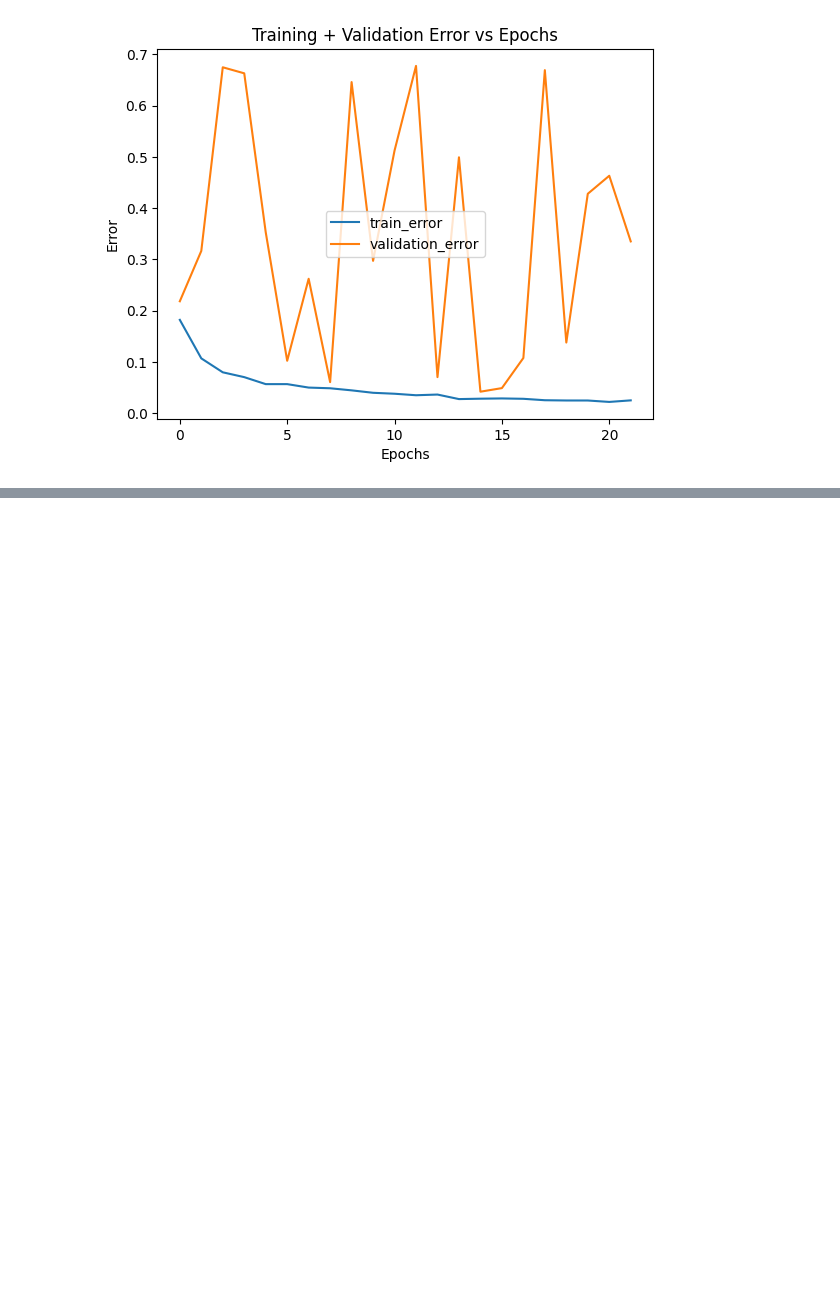
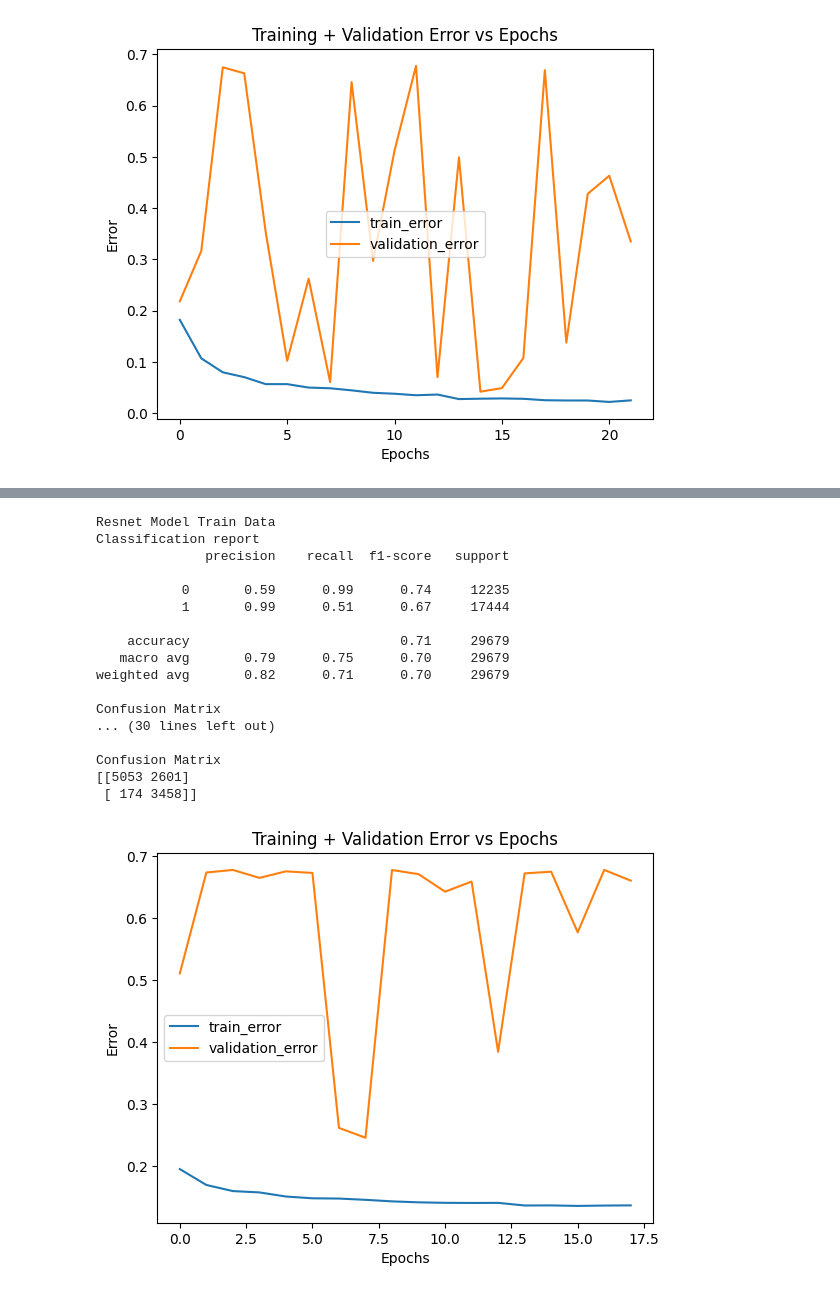
Before and after one commit to surbhikhatri/cnn-identify-frost-in-Martian-HiRISE-images, a Jupyter notebook: project-final.ipynb, the cells around one changed output, grey strips where cells are left out. Drawn from its saved outputs; the diff is of its cells as text; code cells hidden in the pictures; blank space fills up the shorter version.

```diff
--- a/project-final.ipynb
+++ b/project-final.ipynb
@@ -334,0 +434,18 @@ Confusion Matrix
+# %%
+resnet_model = Sequential()
+
+pretrained_model = tf.keras.applications.ResNet50(include_top=False,
+                   input_shape=(299,299,3),
+                   pooling='avg',classes=2,
+                   weights='imagenet')
+
+for layer in pretrained_model.layers:
+    layer.trainable=False
+
+resnet_model.add(pretrained_model)
+resnet_model.add(Flatten())
+resnet_model.add(Dense(256, activation='relu'))
+resnet_model.add(BatchNormalization())
+resnet_model.add(Dropout(0.3))
+resnet_model.add(Dense(2, activation='softmax'))
+resnet_model.compile(optimizer=Adam(learning_rate=0.01), loss='sparse_categorical_crossentropy', metrics=['accuracy'])
@@ -334,0 +472,4 @@ Confusion Matrix
+# %%
+early_stopping = EarlyStopping(monitor='val_loss', patience=10, restore_best_weights=True)
+
+history2 = resnet_model.fit(tf_dataset_train, validation_data=tf_dataset_val, epochs=20, callbacks=[early_stopping])
@@ -334,0 +494,25 @@ Confusion Matrix
+# %%
+evaluate_accuracy(resnet_model, tf_dataset_train, "Resnet Model Train Data", False)
+evaluate_accuracy(resnet_model, tf_dataset_test, "Resnet Model Test Data", True)
+evaluate_accuracy(resnet_model, tf_dataset_val, "Resnet Model Val Data", False)
+plot_figures(history2)
+count += 1
+# %% [output]
+Resnet Model Train Data
+Classification report
+              precision    recall  f1-score   support
+
+           0       0.59      0.99      0.74     12235
+           1       0.99      0.51      0.67     17444
+
+    accuracy                           0.71     29679
+   macro avg       0.79      0.75      0.70     29679
+weighted avg       0.82      0.71      0.70     29679
+
+Confusion Matrix
+... (30 lines left out)
+
+Confusion Matrix
+[[5053 2601]
+ [ 174 3458]]
+[figure, added]
```
Also changed, not shown: parts of 21 cells of this notebook, 1 other file.
